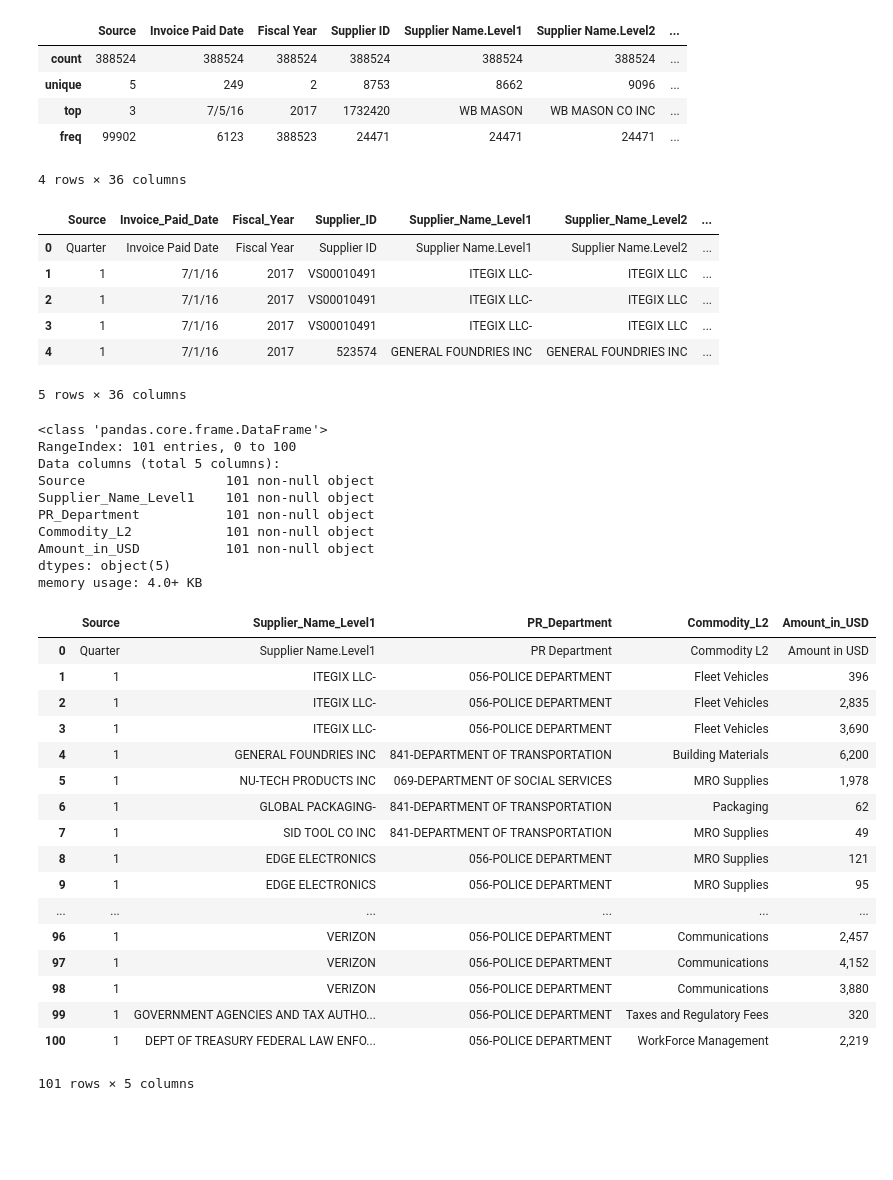
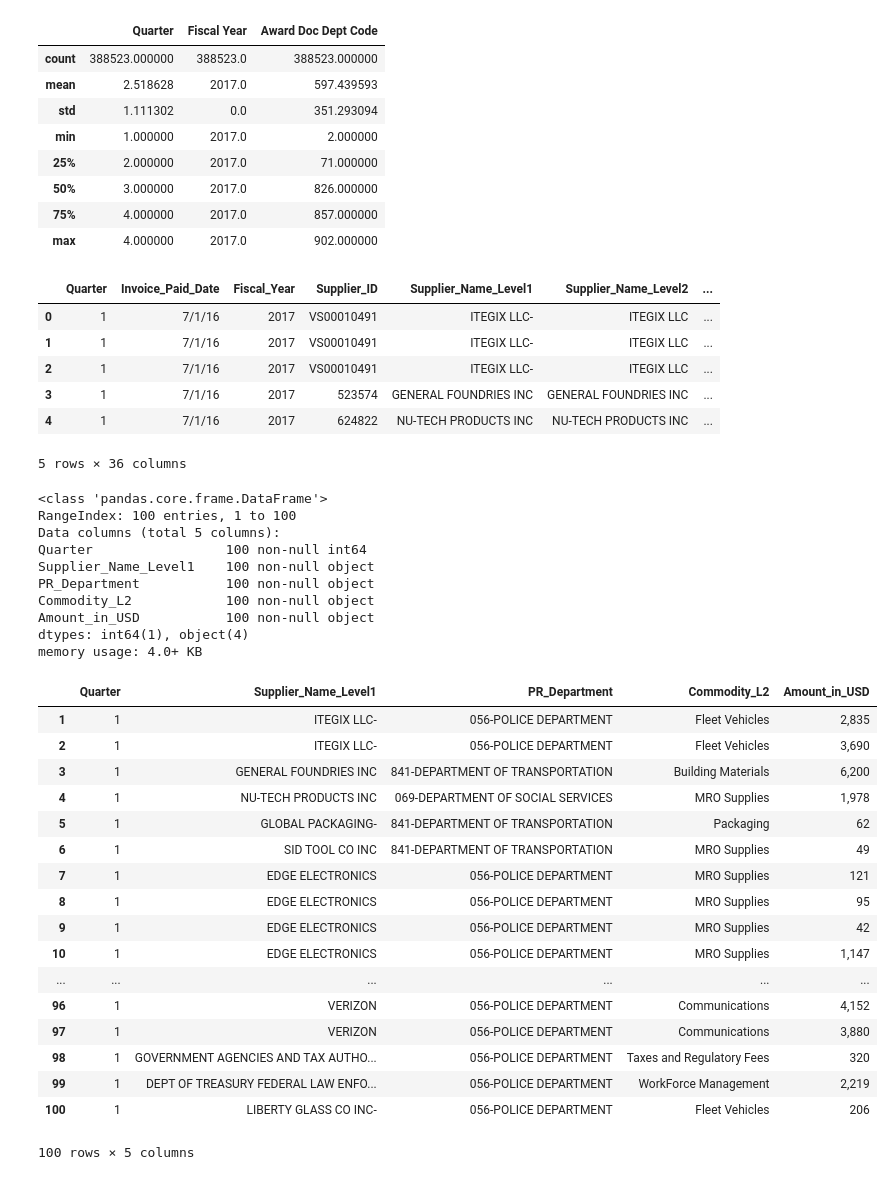
Before and after one commit to windyseng/GenderPayStudyNYC, a Jupyter notebook: FinalProject3NYCSpendAnalysis-DRAFT.ipynb, the cells around one changed output. Drawn from its saved outputs; the diff is of its cells as text; code cells hidden in the pictures; blank space fills up the shorter version.

```diff
--- a/FinalProject3NYCSpendAnalysis-DRAFT.ipynb
+++ b/FinalProject3NYCSpendAnalysis-DRAFT.ipynb
@@ -7,6 +7,6 @@ import seaborn as sns
 # %%
 #Read data and import full file.
 df = pd.read_csv('/Users/windyseng/Desktop/Project/FY17NYCSpendDataQ1-Q4.csv', header=None, low_memory=False)
-df.columns = ['Source','Invoice Paid Date','Fiscal Year','Supplier ID','Supplier Name.Level1','Supplier Name.Level2','Commodity L1','Commodity L2','Commodity L3','PR Department','Unit of Appropriation','MA Contract Number','PR Doc ID','FMS Commodity Code','FMS Commodity Level 1','FMS Commodity Level 2','Industry','Award Doc Code Name','Budget Code Label','Fund Name','Award Number','Award Doc Identification Name','Award Doc Identification Description v','Award Details Award Method Code','Award Details Award Method Name','Award Details Contract Class Code','Award Details Contract Class Name','Award Hdr Electronic Order Type Detail','Award Hdr Original Max Contract Amount','Award Hdr Max Contract Amt','Award Doc Version No','Award Comm Line Description','Award Doc Dept Code','Award Doc Dept Name','MWBE Status','Amount in USD']
+df.columns = ['Quarter','Invoice Paid Date','Fiscal Year','Supplier ID','Supplier Name.Level1','Supplier Name.Level2','Commodity L1','Commodity L2','Commodity L3','PR Department','Unit of Appropriation','MA Contract Number','PR Doc ID','FMS Commodity Code','FMS Commodity Level 1','FMS Commodity Level 2','Industry','Award Doc Code Name','Budget Code Label','Fund Name','Award Number','Award Doc Identification Name','Award Doc Identification Description v','Award Details Award Method Code','Award Details Award Method Name','Award Details Contract Class Code','Award Details Contract Class Name','Award Hdr Electronic Order Type Detail','Award Hdr Original Max Contract Amount','Award Hdr Max Contract Amt','Award Doc Version No','Award Comm Line Description','Award Doc Dept Code','Award Doc Dept Name','MWBE Status','Amount in USD']
 df.head()
 # %% [output]
@@ -42,63 +42,67 @@ dtype: int64
 #Summary table
 df.describe()
 # %% [output]
-|  | Source | Invoice Paid Date | Fiscal Year | Supplier ID | Supplier Name.Level1 | Supplier Name.Level2 | ... |
-| count | 388524 | 388524 | 388524 | 388524 | 388524 | 388524 | ... |
-| unique | 5 | 249 | 2 | 8753 | 8662 | 9096 | ... |
-| top | 3 | 7/5/16 | 2017 | 1732420 | WB MASON | WB MASON CO INC | ... |
-| freq | 99902 | 6123 | 388523 | 24471 | 24471 | 24471 | ... |
+|  | Quarter | Fiscal Year | Award Doc Dept Code |
+| count | 388523.000000 | 388523.0 | 388523.000000 |
+| mean | 2.518628 | 2017.0 | 597.439593 |
+| std | 1.111302 | 0.0 | 351.293094 |
+| min | 1.000000 | 2017.0 | 2.000000 |
+| 25% | 2.000000 | 2017.0 | 71.000000 |
+| 50% | 3.000000 | 2017.0 | 826.000000 |
+| 75% | 4.000000 | 2017.0 | 857.000000 |
+| max | 4.000000 | 2017.0 | 902.000000 |
-4 rows × 36 columns
 # %%
 #Replace spaces and periods in the column names to make sure you can call the parameters later using replace.
 df.columns = pd.Series(df.columns).str.replace(' ','_') #replaces all the spaces within the column titles
 df.columns = pd.Series(df.columns).str.replace('.','_') #replaces all the periods within the column titles
+df.columns = [x.strip().replace(' ', '_') for x in df.columns]#replaces all the spaces within the rows
 df.head() #prints the first 5 rows in the dataframe
 # %% [output]
-|  | Source | Invoice_Paid_Date | Fiscal_Year | Supplier_ID | Supplier_Name_Level1 | Supplier_Name_Level2 | ... |
-| 0 | Quarter | Invoice Paid Date | Fiscal Year | Supplier ID | Supplier Name.Level1 | Supplier Name.Level2 | ... |
+|  | Quarter | Invoice_Paid_Date | Fiscal_Year | Supplier_ID | Supplier_Name_Level1 | Supplier_Name_Level2 | ... |
+| 0 | 1 | 7/1/16 | 2017 | VS00010491 | ITEGIX LLC- | ITEGIX LLC | ... |
 | 1 | 1 | 7/1/16 | 2017 | VS00010491 | ITEGIX LLC- | ITEGIX LLC | ... |
 | 2 | 1 | 7/1/16 | 2017 | VS00010491 | ITEGIX LLC- | ITEGIX LLC | ... |
-| 3 | 1 | 7/1/16 | 2017 | VS00010491 | ITEGIX LLC- | ITEGIX LLC | ... |
-| 4 | 1 | 7/1/16 | 2017 | 523574 | GENERAL FOUNDRIES INC | GENERAL FOUNDRIES INC | ... |
+| 3 | 1 | 7/1/16 | 2017 | 523574 | GENERAL FOUNDRIES INC | GENERAL FOUNDRIES INC | ... |
+| 4 | 1 | 7/1/16 | 2017 | 624822 | NU-TECH PRODUCTS INC | NU-TECH PRODUCTS INC | ... |
 5 rows × 36 columns
 # %%
 #Create a subset of the dataframe using first 100 rows and selecting specific columns to test.
-subset=df[['Source','Supplier_Name_Level1','PR_Department','Commodity_L2','Amount_in_USD']]
-test=subset.iloc[0:101, 0:5]
+subset=df[['Quarter','Supplier_Name_Level1','PR_Department','Commodity_L2','Amount_in_USD']]
+test=subset.iloc[1:101, 0:5]
 test.info()
 # %% [output]
 <class 'pandas.core.frame.DataFrame'>
-RangeIndex: 101 entries, 0 to 100
+RangeIndex: 100 entries, 1 to 100
 Data columns (total 5 columns):
-Source                  101 non-null object
-Supplier_Name_Level1    101 non-null object
-PR_Department           101 non-null object
-Commodity_L2            101 non-null object
-Amount_in_USD           101 non-null object
-dtypes: object(5)
+Quarter                 100 non-null int64
+Supplier_Name_Level1    100 non-null object
+PR_Department           100 non-null object
+Commodity_L2            100 non-null object
+Amount_in_USD           100 non-null object
+dtypes: int64(1), object(4)
 memory usage: 4.0+ KB
 # %%
 #Drop NA values from subset if any
-test.dropna(subset = ['Source','Supplier_Name_Level1','PR_Department','Commodity_L2','Amount_in_USD'])
+test.dropna(subset = ['Quarter','Supplier_Name_Level1','PR_Department','Commodity_L2','Amount_in_USD'])
 # %% [output]
-|  | Source | Supplier_Name_Level1 | PR_Department | Commodity_L2 | Amount_in_USD |
-| 0 | Quarter | Supplier Name.Level1 | PR Department | Commodity L2 | Amount in USD |
-| 1 | 1 | ITEGIX LLC- | 056-POLICE DEPARTMENT | Fleet Vehicles | 396 |
-| 2 | 1 | ITEGIX LLC- | 056-POLICE DEPARTMENT | Fleet Vehicles | 2,835 |
-| 3 | 1 | ITEGIX LLC- | 056-POLICE DEPARTMENT | Fleet Vehicles | 3,690 |
-| 4 | 1 | GENERAL FOUNDRIES INC | 841-DEPARTMENT OF TRANSPORTATION | Building Materials | 6,200 |
-| 5 | 1 | NU-TECH PRODUCTS INC | 069-DEPARTMENT OF SOCIAL SERVICES | MRO Supplies | 1,978 |
-| 6 | 1 | GLOBAL PACKAGING- | 841-DEPARTMENT OF TRANSPORTATION | Packaging | 62 |
-| 7 | 1 | SID TOOL CO INC | 841-DEPARTMENT OF TRANSPORTATION | MRO Supplies | 49 |
-| 8 | 1 | EDGE ELECTRONICS | 056-POLICE DEPARTMENT | MRO Supplies | 121 |
-| 9 | 1 | EDGE ELECTRONICS | 056-POLICE DEPARTMENT | MRO Supplies | 95 |
+|  | Quarter | Supplier_Name_Level1 | PR_Department | Commodity_L2 | Amount_in_USD |
+| 1 | 1 | ITEGIX LLC- | 056-POLICE DEPARTMENT | Fleet Vehicles | 2,835 |
+| 2 | 1 | ITEGIX LLC- | 056-POLICE DEPARTMENT | Fleet Vehicles | 3,690 |
+| 3 | 1 | GENERAL FOUNDRIES INC | 841-DEPARTMENT OF TRANSPORTATION | Building Materials | 6,200 |
+| 4 | 1 | NU-TECH PRODUCTS INC | 069-DEPARTMENT OF SOCIAL SERVICES | MRO Supplies | 1,978 |
+| 5 | 1 | GLOBAL PACKAGING- | 841-DEPARTMENT OF TRANSPORTATION | Packaging | 62 |
+| 6 | 1 | SID TOOL CO INC | 841-DEPARTMENT OF TRANSPORTATION | MRO Supplies | 49 |
+| 7 | 1 | EDGE ELECTRONICS | 056-POLICE DEPARTMENT | MRO Supplies | 121 |
+| 8 | 1 | EDGE ELECTRONICS | 056-POLICE DEPARTMENT | MRO Supplies | 95 |
+| 9 | 1 | EDGE ELECTRONICS | 056-POLICE DEPARTMENT | MRO Supplies | 42 |
+| 10 | 1 | EDGE ELECTRONICS | 056-POLICE DEPARTMENT | MRO Supplies | 1,147 |
 | ... | ... | ... | ... | ... | ... |
-| 96 | 1 | VERIZON | 056-POLICE DEPARTMENT | Communications | 2,457 |
-| 97 | 1 | VERIZON | 056-POLICE DEPARTMENT | Communications | 4,152 |
-| 98 | 1 | VERIZON | 056-POLICE DEPARTMENT | Communications | 3,880 |
-| 99 | 1 | GOVERNMENT AGENCIES AND TAX AUTHO... | 056-POLICE DEPARTMENT | Taxes and Regulatory Fees | 320 |
-| 100 | 1 | DEPT OF TREASURY FEDERAL LAW ENFO... | 056-POLICE DEPARTMENT | WorkForce Management | 2,219 |
+| 96 | 1 | VERIZON | 056-POLICE DEPARTMENT | Communications | 4,152 |
+| 97 | 1 | VERIZON | 056-POLICE DEPARTMENT | Communications | 3,880 |
+| 98 | 1 | GOVERNMENT AGENCIES AND TAX AUTHO... | 056-POLICE DEPARTMENT | Taxes and Regulatory Fees | 320 |
+| 99 | 1 | DEPT OF TREASURY FEDERAL LAW ENFO... | 056-POLICE DEPARTMENT | WorkForce Management | 2,219 |
+| 100 | 1 | LIBERTY GLASS CO INC- | 056-POLICE DEPARTMENT | Fleet Vehicles | 206 |
-101 rows × 5 columns
+100 rows × 5 columns
 # %%
 import seaborn as sb
 %matplotlib inline
```
Also changed, not shown: parts of 12 cells of this notebook.
